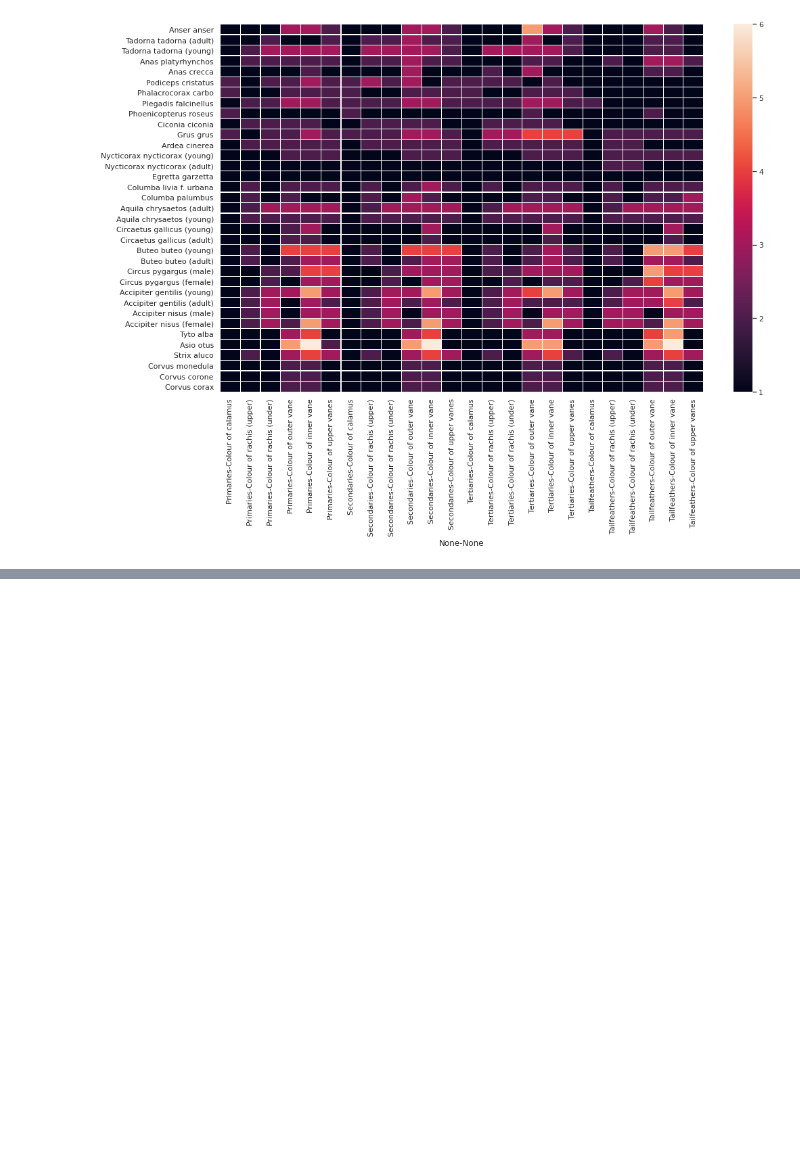
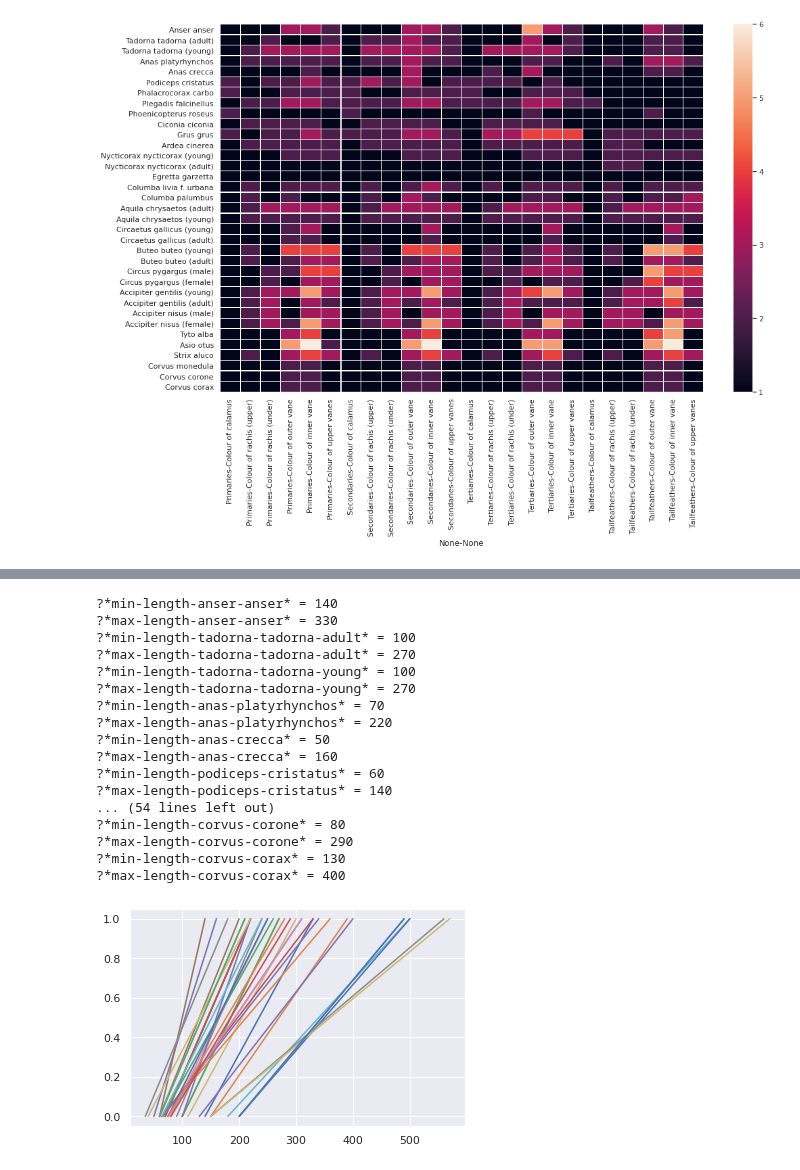
Before and after one commit to Maciej-GBS/SBC, a Jupyter notebook: knowledge/data-analysis.ipynb, the cells around one changed output, grey strips where cells are left out. Saved outputs shown, nothing was run; the diff lists cells and outputs as text; code cells hidden in the pictures; blank space fills up the shorter version.

```diff
--- a/knowledge/data-analysis.ipynb
+++ b/knowledge/data-analysis.ipynb
@@ -542,0 +522,3 @@ values_t
+# %%
+length_by_species = df_t.loc[:,pd.IndexSlice[:,['MIN','MAX']]].transpose().astype(np.float).describe()
+length_by_species
@@ -542,0 +557,31 @@ values_t
+# %%
+for c in length_by_species.columns:
+    minimum = int(length_by_species.loc['min', c])
+    maximum = int(length_by_species.loc['max', c])
+    tag = c.replace(' ','-').lower()
+    for i in '.()':
+        tag = tag.replace(i,'')
+    variables.append(f'?*min-length-{tag}*')
+    variables.append(f'?*max-length-{tag}*')
+    print(f"?*min-length-{tag}* = {minimum}")
+    print(f"?*max-length-{tag}* = {maximum}")
+    plt.plot([minimum, maximum], [0, 1])
+# %% [output]
+?*min-length-anser-anser* = 140
+?*max-length-anser-anser* = 330
+?*min-length-tadorna-tadorna-adult* = 100
+?*max-length-tadorna-tadorna-adult* = 270
+?*min-length-tadorna-tadorna-young* = 100
+?*max-length-tadorna-tadorna-young* = 270
+?*min-length-anas-platyrhynchos* = 70
+?*max-length-anas-platyrhynchos* = 220
+?*min-length-anas-crecca* = 50
+?*max-length-anas-crecca* = 160
+?*min-length-podiceps-cristatus* = 60
+?*max-length-podiceps-cristatus* = 140
+... (54 lines left out)
+?*min-length-corvus-corone* = 80
+?*max-length-corvus-corone* = 290
+?*min-length-corvus-corax* = 130
+?*max-length-corvus-corax* = 400
+[figure, added]
```
Also changed, not shown: parts of 10 cells of this notebook, 2 other files.
